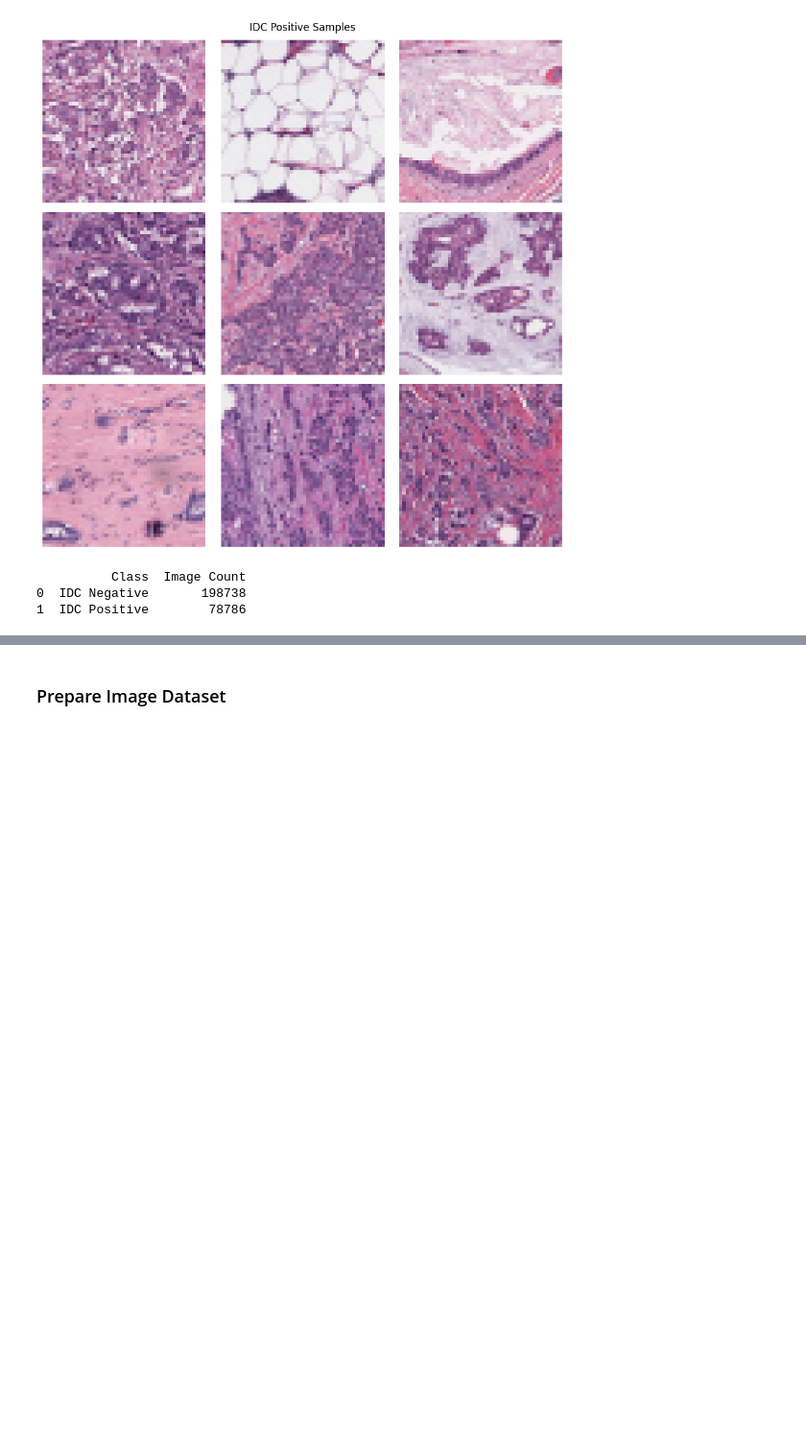
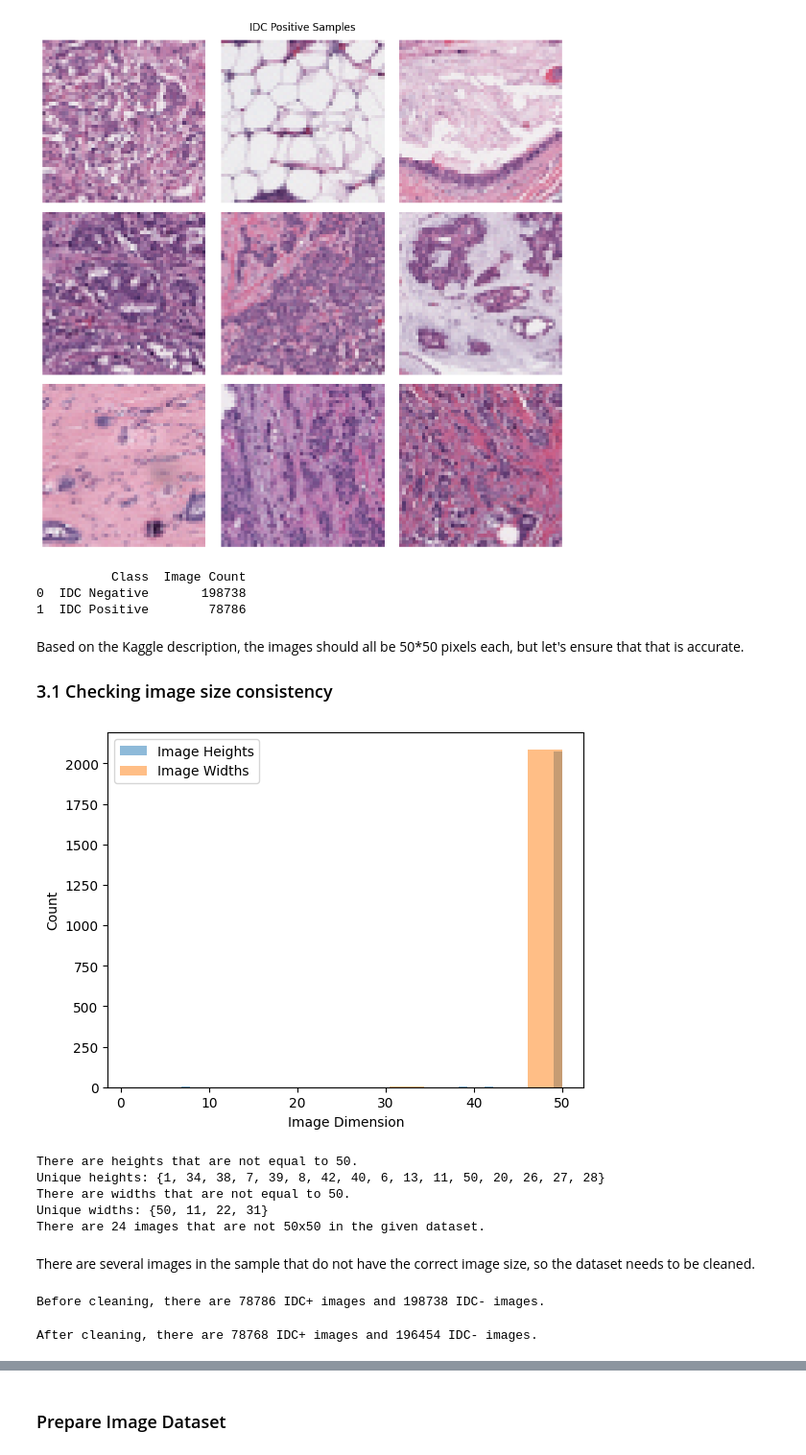
Before and after one commit to isabellegaldau/breast_cancer_diagnosis, a Jupyter notebook: notebooks/aaronmatthews4.ipynb, the cells around one changed output, grey strips where cells are left out. Shown at 96% size. Saved outputs shown, nothing was run; the diff lists cells and outputs as text; code cells hidden in the pictures; blank space fills up the shorter version.

```diff
--- a/notebooks/aaronmatthews4.ipynb
+++ b/notebooks/aaronmatthews4.ipynb
@@ -143,3 +154,6 @@ print(data_summary)
           Class  Image Count
 0  IDC Negative       198738
 1  IDC Positive        78786
+# %% [markdown]
+Based on the Kaggle description, the images should all be 50*50 pixels each, but let's ensure that that is accurate.
+### 3.1 Checking image size consistency
@@ -145,0 +214,15 @@ print(data_summary)
+# %%
+check_dimensions(sampled_negative_directory)
+# %% [output]
+[figure, added]
+There are heights that are not equal to 50.
+Unique heights: {1, 34, 38, 7, 39, 8, 42, 40, 6, 13, 11, 50, 20, 26, 27, 28}
+There are widths that are not equal to 50.
+Unique widths: {50, 11, 22, 31}
+There are 24 images that are not 50x50 in the given dataset.
+# %% [markdown]
+There are several images in the sample that do not have the correct image size, so the dataset needs to be cleaned.
+# %%
+print(f'Before cleaning, there are {len(positive_images)} IDC+ images and {len(negative_images)} IDC- images.')
+# %% [output]
+Before cleaning, there are 78786 IDC+ images and 198738 IDC- images.
@@ -145,0 +258,7 @@ print(data_summary)
+# %%
+idc_negative_count = len(negative_images)
+idc_positive_count = len(positive_images)
+
+print(f'After cleaning, there are {idc_positive_count} IDC+ images and {idc_negative_count} IDC- images.')
+# %% [output]
+After cleaning, there are 78768 IDC+ images and 196454 IDC- images.
```
Also changed, not shown: parts of 19 cells of this notebook, 1 other file.
